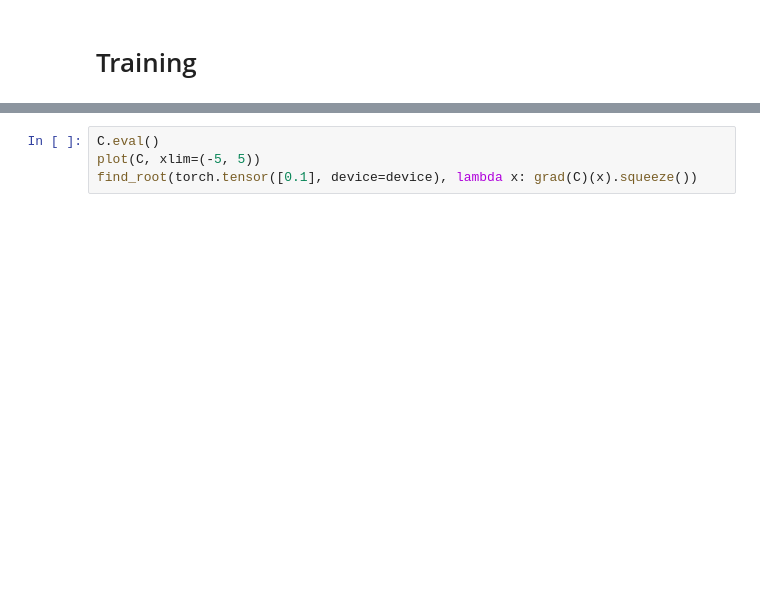
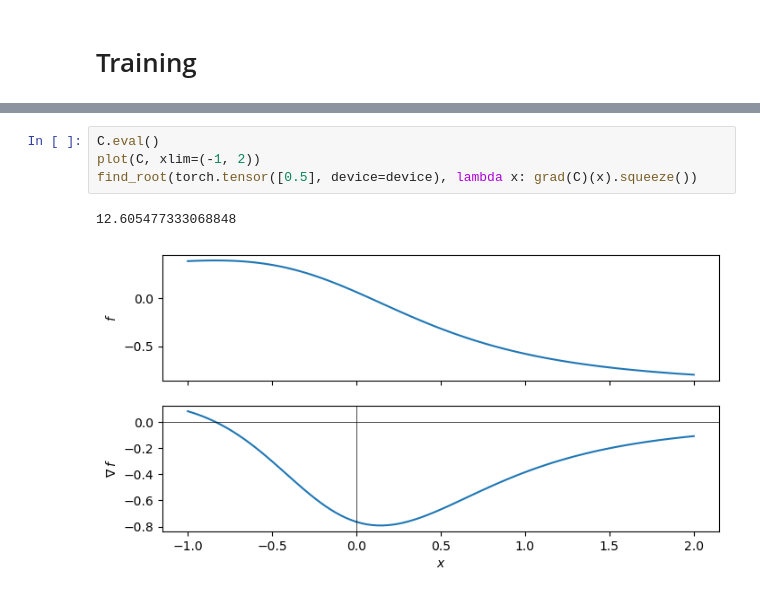
Before and after one commit to jshe2304/dlrg, a Jupyter notebook: train.ipynb, the cells around one changed output, grey strips where cells are left out. Drawn from its saved outputs; the diff is of its cells as text; blank space fills up the shorter version.

```diff
--- a/train.ipynb
+++ b/train.ipynb
@@ -112,4 +120,7 @@ ax1.plot(Js)
 # %%
 C.eval()
-plot(C, xlim=(-5, 5))
-find_root(torch.tensor([0.1], device=device), lambda x: grad(C)(x).squeeze())
+plot(C, xlim=(-1, 2))
+find_root(torch.tensor([0.5], device=device), lambda x: grad(C)(x).squeeze())
+# %% [output]
+12.605477333068848
+[figure, added]
```
Also changed, not shown: parts of 6 cells of this notebook, 6 other files.
